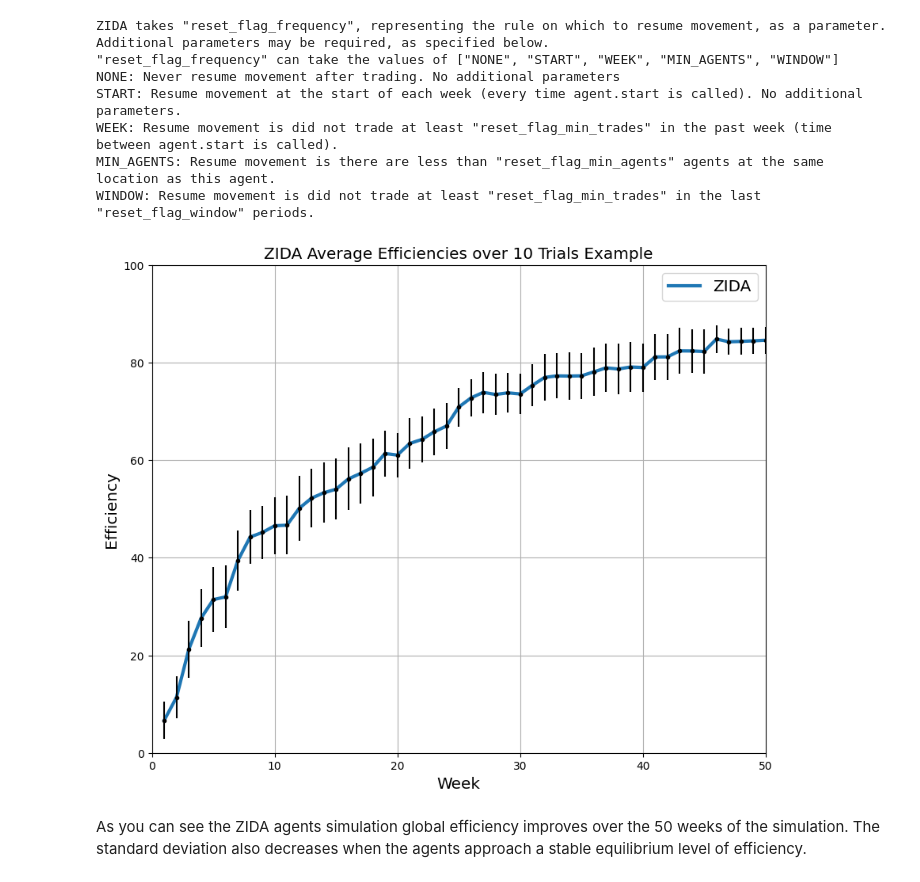
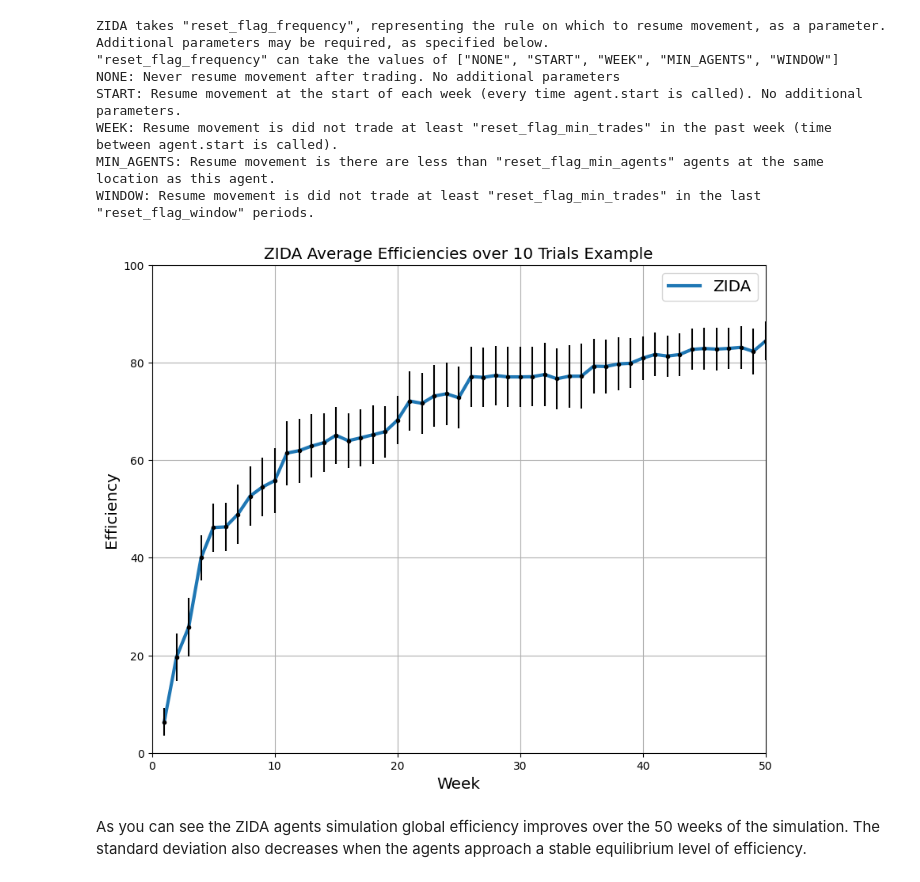
Before and after one commit to Kmccabe/dm_markets, a Jupyter notebook: modules_vCOVID/notebooks/dm_users_guide.ipynb, the cells around one changed output. Saved outputs shown, nothing was run; the diff lists cells and outputs as text; code cells hidden in the pictures.

```diff
--- a/modules_vCOVID/notebooks/dm_users_guide.ipynb
+++ b/modules_vCOVID/notebooks/dm_users_guide.ipynb
@@ -215,36 +217,36 @@ proportion_sellers = 0.5
 num_buyer = int(num_traders*(1-proportion_sellers)) # Note: The group size (number of agents in a group) must be an integer
 num_seller = int(num_traders*(proportion_sellers))
 
 lower_bound = 200 # Lower bound on
 upper_bound = 600
 num_units = 8 # Number of units each trader demands/supplies
 # starting endowments
 buy_endow = 500
 sell_endow = 0
 move_error_rate = 0 # chance to randomly move and override movement strategy
 starting_location = None # Location each agent starts at; None = randomly on grid
 agent_class = 'ZIDA' # String name of the agent class - this class requires parameters
 
 # Define the strategy parameters as a dictionary
 strategy_params = {'reset_flag_frequency':'WINDOW',
                    'reset_flag_min_trades': 1,
                    'reset_flag_window': 7
                    } # Parameters required for the strategy - ZIDA and ZIDT types require inputs
 
 buy_group = [num_buyer, 'BUYER', agent_class, strategy_params, lower_bound, upper_bound, num_units, buy_endow, 'utility', move_error_rate, starting_location]
 
 sell_group = [num_seller, 'SELLER', agent_class, strategy_params, lower_bound, upper_bound, num_units, sell_endow, 'profit', move_error_rate, starting_location]
 
 agent_groups = [buy_group, sell_group]
 
 # run Monte_Carlo
 sim_data = dm_sim.make_monte_carlo(sim_name,
-                                        num_trials, num_periods, num_weeks, num_rounds,
-                                        num_traders, agent_groups, grid_size)
+                                        num_trials, num_weeks, num_periods, num_rounds,
+                                        num_traders, agent_groups, grid_size=grid_size)
 
 dm_utils.draw_efficiency(sim_data, labels='ZIDA', title=f'ZIDA Average Efficiencies over {num_trials} Trials Example')
 # %% [output]
-[figure, old version]
+[figure, new version]
 # %% [markdown]
 As you can see the ZIDA agents simulation global efficiency improves over the 50 weeks of the simulation. The standard deviation also decreases when the agents approach a stable equilibrium level of efficiency.
 # %% [markdown]
```
Also changed, not shown: parts of 21 cells of this notebook, 9 other files.
